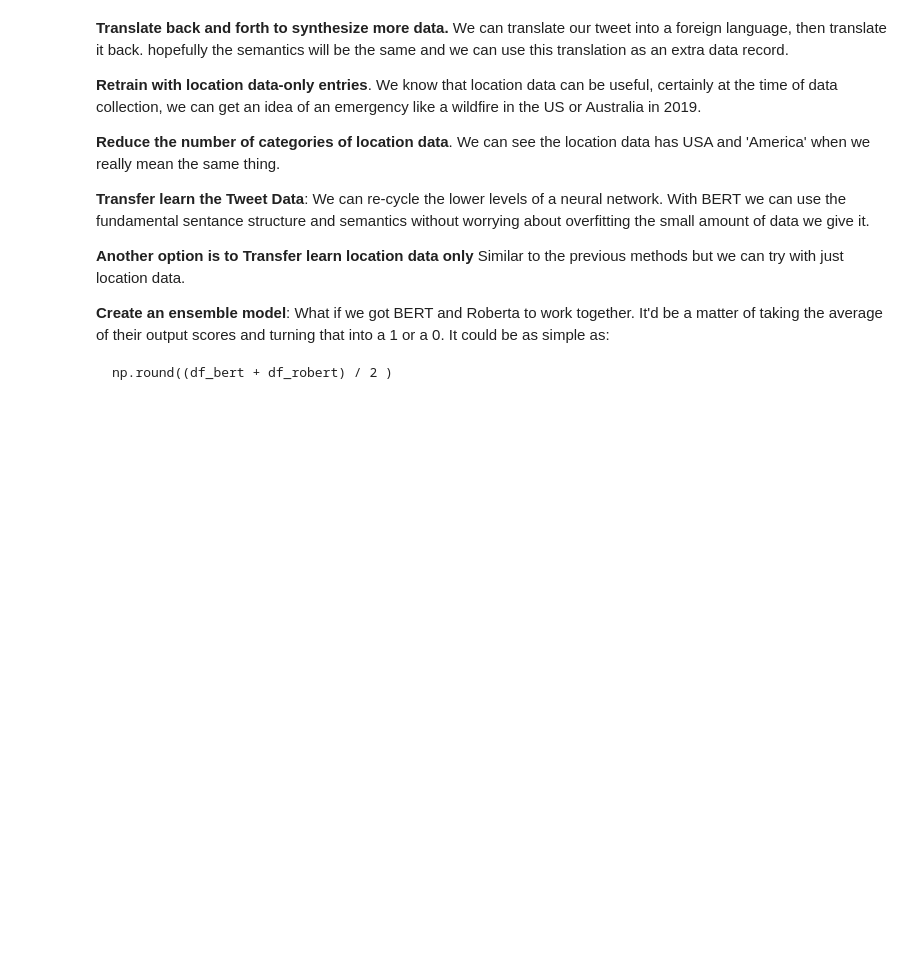
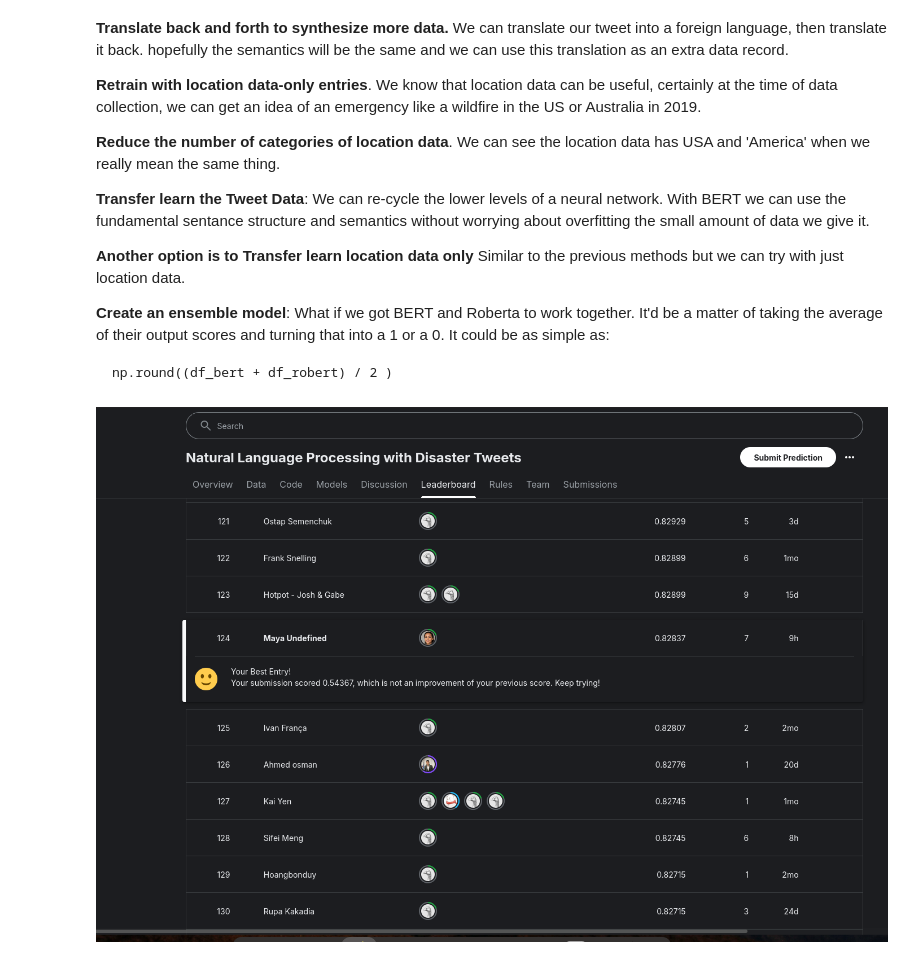
Before and after one commit to maya-undefined/EDA, a Jupyter notebook: Week4.ipynb, the cells around one changed output. Saved outputs shown, nothing was run; the diff lists cells and outputs as text; code cells hidden in the pictures; blank space fills up the shorter version.

Commit message:
leaderboard

```diff
--- a/Week4.ipynb
+++ b/Week4.ipynb
@@ -653,3 +653,7 @@ The BERT modesl are trained on more 'neutral' data sets. This neutrality is more
 **Create an ensemble model**: What if we got BERT and Roberta to work together. It'd be a matter of taking the average of their output scores and turning that into a 1 or a 0. It could be as simple as:
 
     np.round((df_bert + df_robert) / 2 )
+# %%
+Image("./leaderboard.png")
+# %% [output]
+[figure, added]
```
Also changed, not shown: 1 other file.
